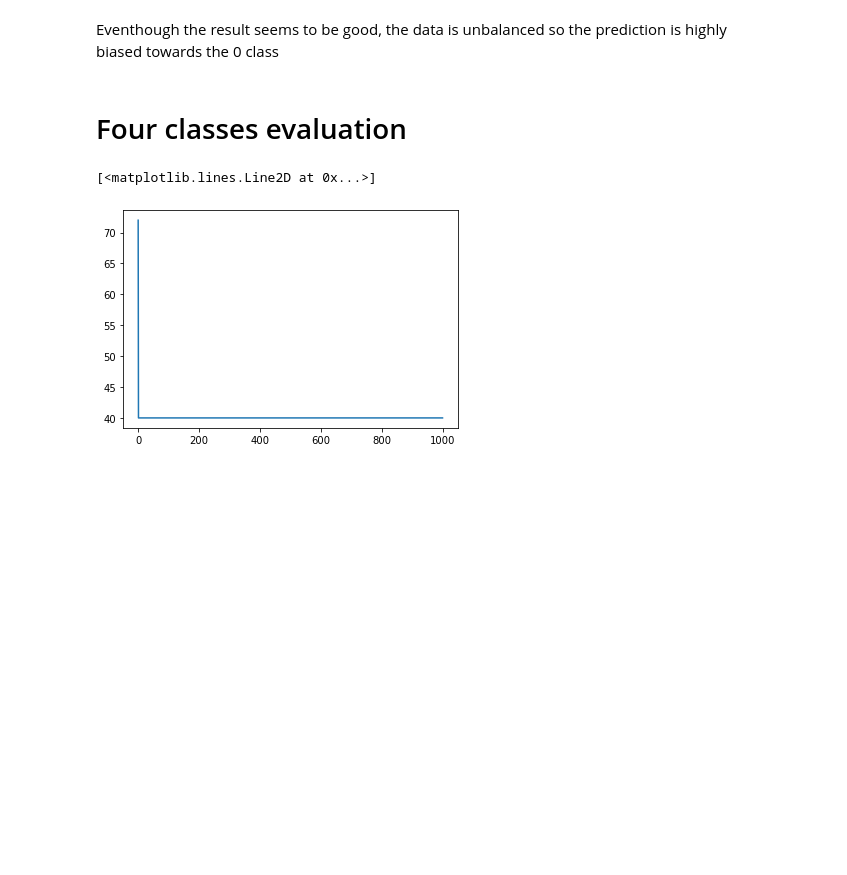
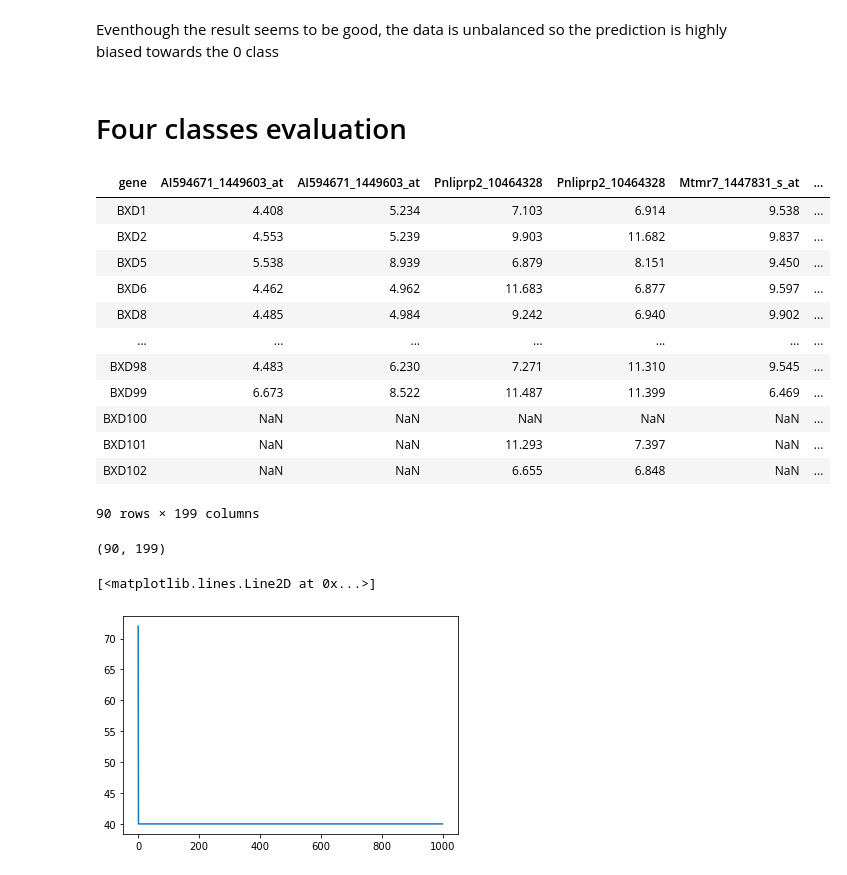
Before and after one commit to raphaelreiss/Network_tour_of_mice_genetics, a Jupyter notebook: GCN_test2.ipynb, the cells around one changed output. Drawn from its saved outputs; the diff is of its cells as text; code cells hidden in the pictures; blank space fills up the shorter version.

```diff
--- a/GCN_test2.ipynb
+++ b/GCN_test2.ipynb
@@ -311,2 +268,18 @@ y_fourC = y.copy()
+# %%
+signal
+# %% [output]
+| gene | AI594671_1449603_at | AI594671_1449603_at | Pnliprp2_10464328 | Pnliprp2_10464328 | Mtmr7_1447831_s_at | ... |
+| BXD1 | 4.408 | 5.234 | 7.103 | 6.914 | 9.538 | ... |
+| BXD2 | 4.553 | 5.239 | 9.903 | 11.682 | 9.837 | ... |
+| BXD5 | 5.538 | 8.939 | 6.879 | 8.151 | 9.450 | ... |
+| BXD6 | 4.462 | 4.962 | 11.683 | 6.877 | 9.597 | ... |
+| BXD8 | 4.485 | 4.984 | 9.242 | 6.940 | 9.902 | ... |
+| ... | ... | ... | ... | ... | ... | ... |
+| BXD98 | 4.483 | 6.230 | 7.271 | 11.310 | 9.545 | ... |
+| BXD99 | 6.673 | 8.522 | 11.487 | 11.399 | 6.469 | ... |
+| BXD100 | NaN | NaN | NaN | NaN | NaN | ... |
+| BXD101 | NaN | NaN | 11.293 | 7.397 | NaN | ... |
+| BXD102 | NaN | NaN | 6.655 | 6.848 | NaN | ... |
+90 rows × 199 columns
 # %%
 # Drop the rows with only nan values
@@ -314,3 +287,7 @@ sign = signal[signal.index.isin(y_fourC.index)]
+# %%
+sign.shape
+# %% [output]
+(90, 199)
 # %%
 shape = []
 for i in range(1000):
```
Also changed, not shown: parts of 25 cells of this notebook.
